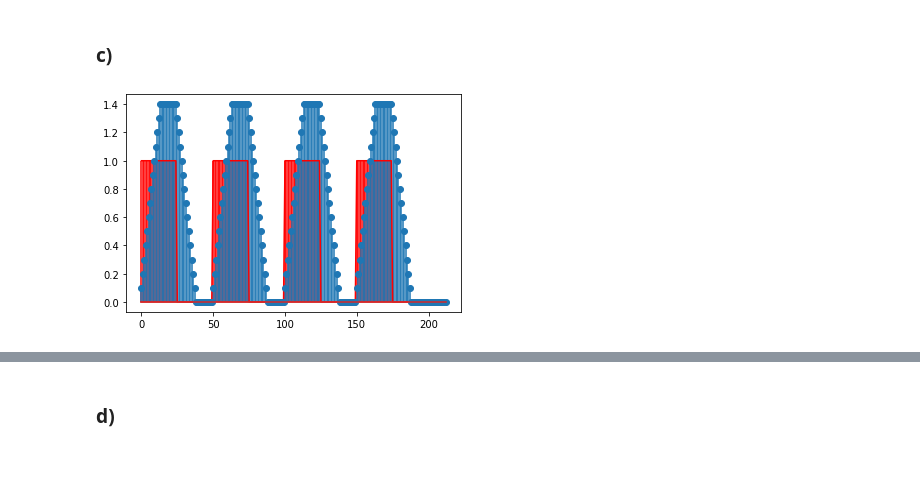
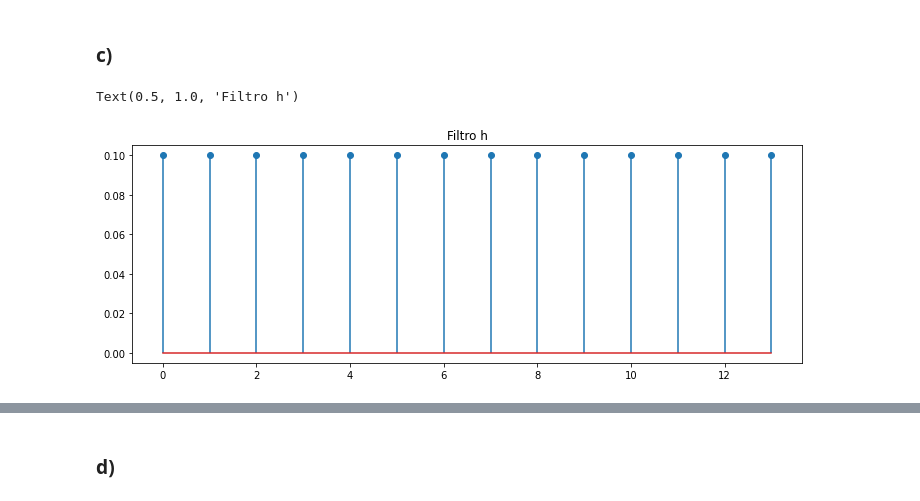
Before and after one commit to julianafalves/Sinais-Digitais, a Jupyter notebook: Projeto3.ipynb, the cells around one changed output, grey strips where cells are left out. Drawn from its saved outputs; the diff is of its cells as text; code cells hidden in the pictures; blank space fills up the shorter version.

```diff
--- a/Projeto3.ipynb
+++ b/Projeto3.ipynb
@@ -98,9 +115,2 @@ show()
 # %% [markdown]
 ### c)
-# %%
-h = np.repeat(0.1, 14)
-stem(x, use_line_collection=True, linefmt='r', markerfmt='r')
-stem(conv1(x, h), use_line_collection=True)
-show()
-# %% [output]
-[figure, removed]
@@ -106,0 +119,6 @@ show()
+# %%
+stem(h, use_line_collection=True)
+plt.title('Filtro h')
+# %% [output]
+Text(0.5, 1.0, 'Filtro h')
+[figure, added]
```
Also changed, not shown: parts of 22 cells of this notebook.
